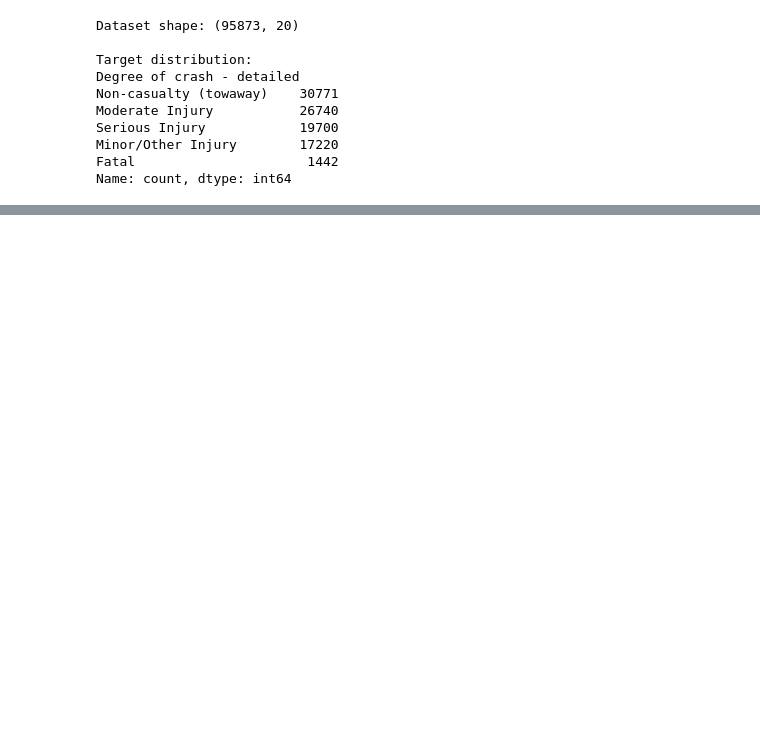
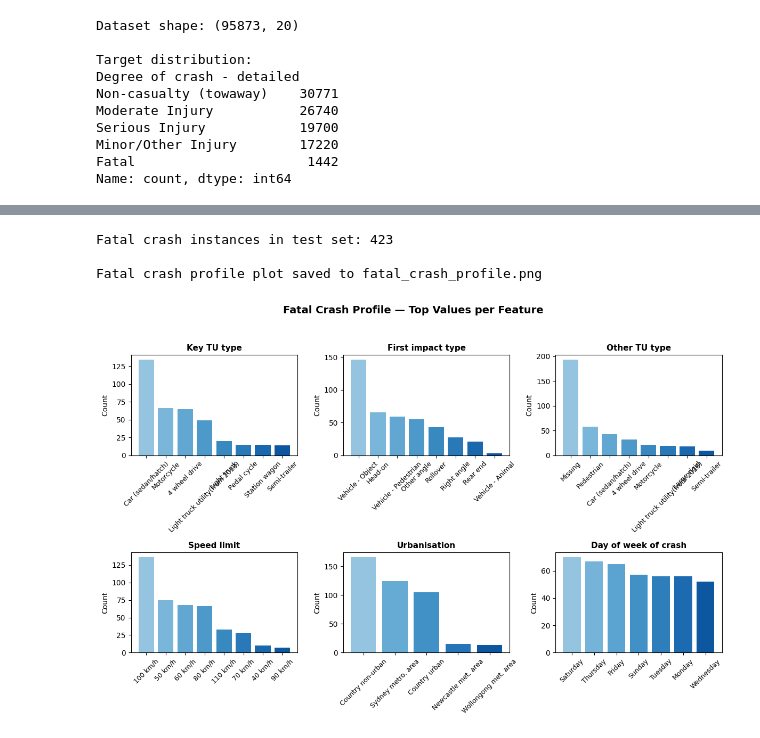
Before and after one commit to nchan315/cpsc440proj, a Jupyter notebook: proj.ipynb, the cells around one changed output, grey strips where cells are left out. Drawn from its saved outputs; the diff is of its cells as text; code cells hidden in the pictures; blank space fills up the shorter version.

```diff
--- a/proj.ipynb
+++ b/proj.ipynb
@@ -75,0 +296,60 @@ Name: count, dtype: int64
+# %%
+# fatal crash analysis plot
+if TARGET in label_encoders:
+    le_target = label_encoders[TARGET]
+    fatal_label = le_target.transform(["Fatal"])[0]
+else:
+    fatal_label = "Fatal"
+
+fatal_mask = y_test == fatal_label
+fatal_cases = X_test[fatal_mask].copy()
+
+print(f"\nFatal crash instances in test set: {fatal_cases.shape[0]}")
+
+analysis_features = [
+    "Key TU type",
+    "First impact type",
+    "Other TU type",
+    "Speed limit",
+    "Urbanisation",
+    "Day of week of crash",
+]
+
+for feat in analysis_features:
+    if feat in label_encoders:
+        le = label_encoders[feat]
+        decoded = le.inverse_transform(fatal_cases[feat].astype(int))
+        top3 = pd.Series(decoded).value_counts().head(3)
+    else:
+        top3 = fatal_cases[feat].value_counts().head(3)
+
+# plot 6 graphs at once
+fig, axes = plt.subplots(2, 3, figsize=(12, 8))
+axes = axes.flatten()
+
+for i, feat in enumerate(analysis_features):
+    ax = axes[i]
+    if feat in label_encoders:
+        le = label_encoders[feat]
+        decoded = pd.Series(le.inverse_transform(fatal_cases[feat].astype(int)))
+        counts = decoded.value_counts().head(8)
+    else:
+        counts = fatal_cases[feat].value_counts().head(8)
+
+    labels = [str(l) for l in counts.index]
+    colors = plt.cm.Blues(np.linspace(0.4, 0.85, len(counts)))
+
+    ax.bar(labels, counts.values, color=colors)
+    ax.set_title(feat, fontsize=11, fontweight="bold")
+    ax.set_ylabel("Count")
+    ax.tick_params(axis="x", labelsize=9, rotation=45)
+
+fig.suptitle("Fatal Crash Profile — Top Values per Feature", fontsize=14, fontweight="bold")
+plt.tight_layout(rect=[0, 0, 1, 0.95])
+plt.savefig("figs/fatal_crash_profile.png", dpi=150)
+print("\nFatal crash profile plot saved to fatal_crash_profile.png")
+# %% [output]
+Fatal crash instances in test set: 423
+
+Fatal crash profile plot saved to fatal_crash_profile.png
+[figure, added]
```
Also changed, not shown: parts of 13 cells of this notebook.
